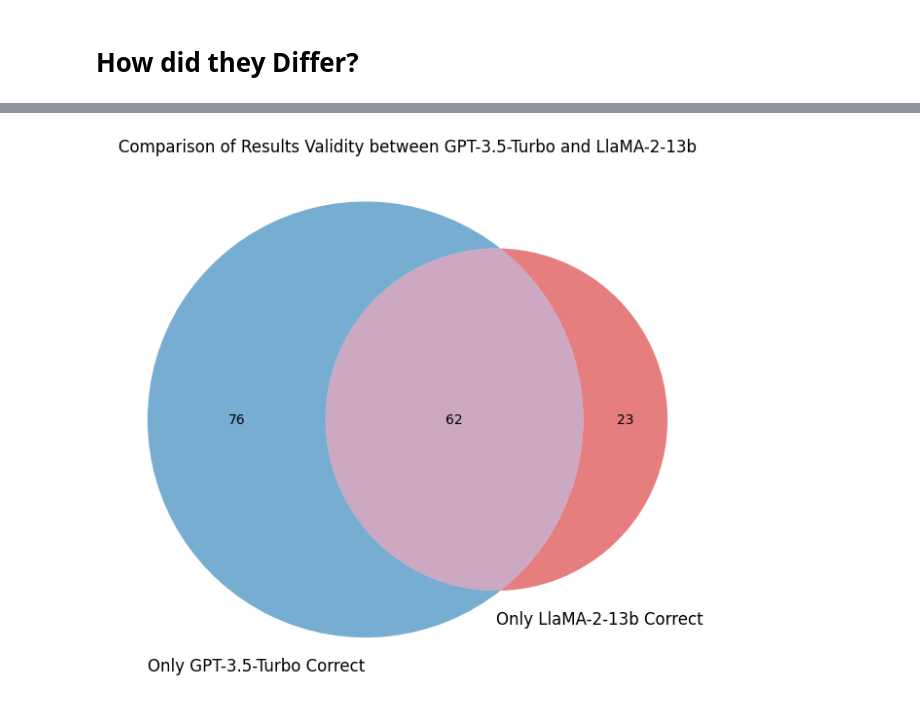
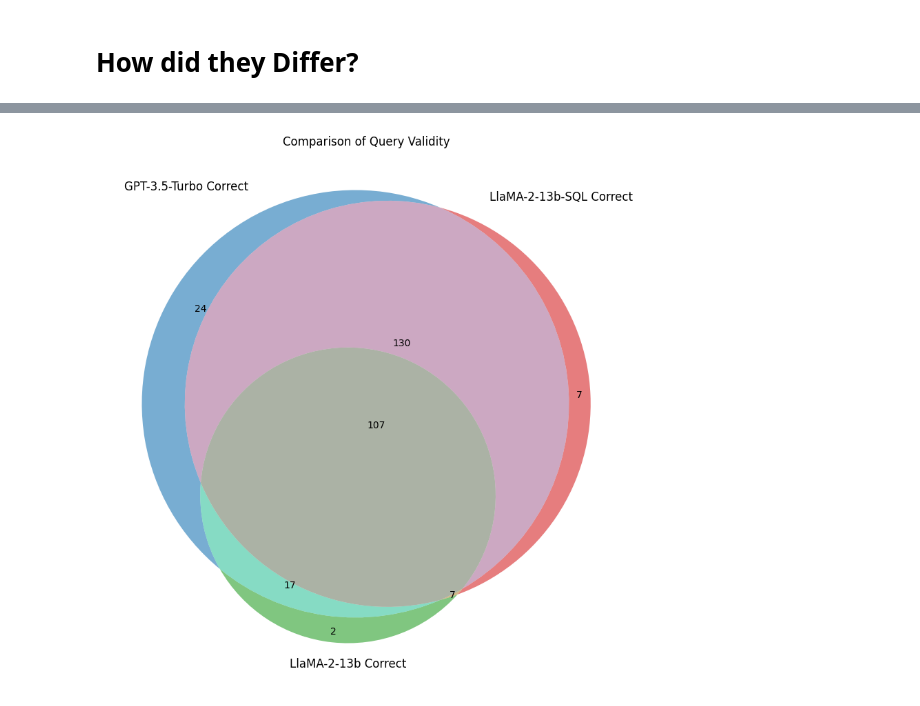
Before and after one commit to denverbaumgartner/autoSQL, a Jupyter notebook: autoSQL/autosql/eval/eval.ipynb, the cells around one changed output, grey strips where cells are left out. Saved outputs shown, nothing was run; the diff lists cells and outputs as text; code cells hidden in the pictures.

```diff
--- a/autoSQL/autosql/eval/eval.ipynb
+++ b/autoSQL/autosql/eval/eval.ipynb
@@ -219,16 +230,30 @@ openai_invalid_replicate_invalid = inference_data.filter(lambda x: x["openai_cor
-# %%
-openai_right_replicate_wrong = openai_valid_replicate_invalid.num_rows
-replicate_right_openai_wrong = replicate_valid_openai_invalid.num_rows
-both_wrong = openai_invalid_replicate_invalid.num_rows
-
-# Plotting the Venn diagram
-plt.figure(figsize=(8,8))
-venn2(subsets = (openai_right_replicate_wrong, replicate_right_openai_wrong, both_wrong),
-      set_labels = ('Only GPT-3.5-Turbo Correct', 'Only LlaMA-2-13b Correct'),
-      set_colors=('tab:blue', 'tab:red'),
-      alpha=0.6)
-
-plt.title("Comparison of Results Validity between GPT-3.5-Turbo and LlaMA-2-13b")
-plt.show()
-# %% [output]
-[figure, removed]
+# %%
+# Define the filters for all intersections:
+only_openai_valid = inference_data.filter(lambda x: x["openai_valid"] == True and x["replicate_valid"] == False and x["llama_2_13b_base_valid"] == False)
+only_llama_sql_valid = inference_data.filter(lambda x: x["openai_valid"] == False and x["replicate_valid"] == True and x["llama_2_13b_base_valid"] == False)
+only_llama_base_valid = inference_data.filter(lambda x: x["openai_valid"] == False and x["replicate_valid"] == False and x["llama_2_13b_base_valid"] == True)
+openai_and_llama_sql_not_base = inference_data.filter(lambda x: x["openai_valid"] == True and x["replicate_valid"] == True and x["llama_2_13b_base_valid"] == False)
+openai_and_llama_base_not_sql = inference_data.filter(lambda x: x["openai_valid"] == True and x["replicate_valid"] == False and x["llama_2_13b_base_valid"] == True)
+llama_sql_and_llama_base_not_openai = inference_data.filter(lambda x: x["openai_valid"] == False and x["replicate_valid"] == True and x["llama_2_13b_base_valid"] == True)
+all_three_valid = inference_data.filter(lambda x: x["openai_valid"] == True and x["replicate_valid"] == True and x["llama_2_13b_base_valid"] == True)
+
+# Compute the counts for the subsets:
+Abc = only_openai_valid.num_rows
+aBc = only_llama_sql_valid.num_rows
+abC = only_llama_base_valid.num_rows
+ABc = openai_and_llama_sql_not_base.num_rows
+AbC = openai_and_llama_base_not_sql.num_rows
+aBC = llama_sql_and_llama_base_not_openai.num_rows
+ABC = all_three_valid.num_rows
+
+# Plotting the Venn diagram:
+plt.figure(figsize=(10, 10))
+venn3(subsets=(Abc, aBc, ABc, abC, AbC, aBC, ABC),
+      set_labels=('GPT-3.5-Turbo Correct', 'LlaMA-2-13b-SQL Correct', 'LlaMA-2-13b Correct'),
+      set_colors=('tab:blue', 'tab:red', 'tab:green'),
+      alpha=0.6)
+
+plt.title("Comparison of Query Validity")
+plt.show()
+# %% [output]
+[figure, added]
```
Also changed, not shown: parts of 10 cells of this notebook, 11 other files.
